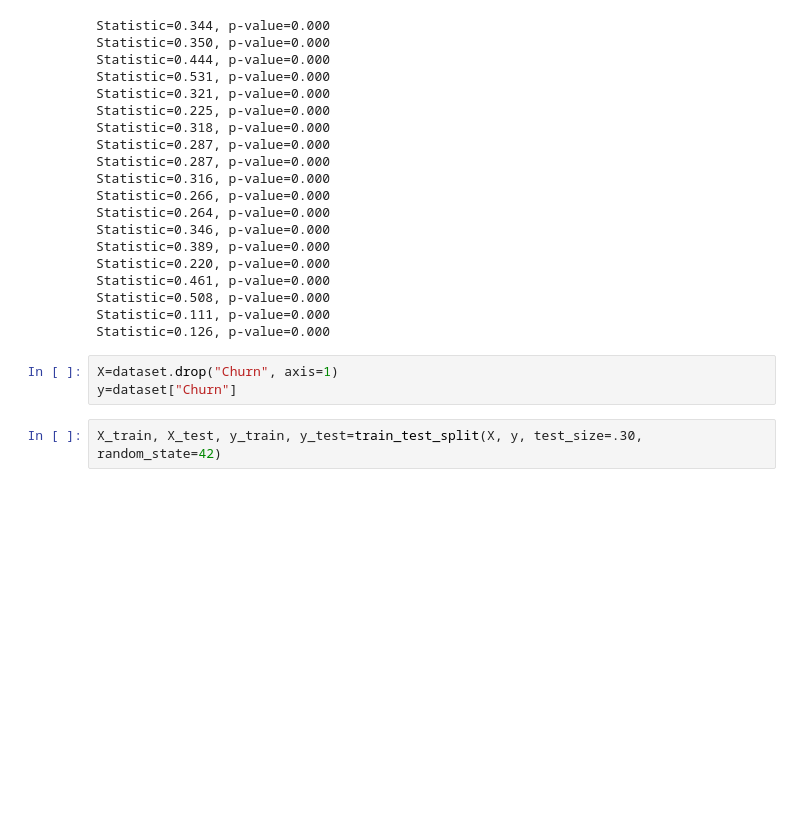
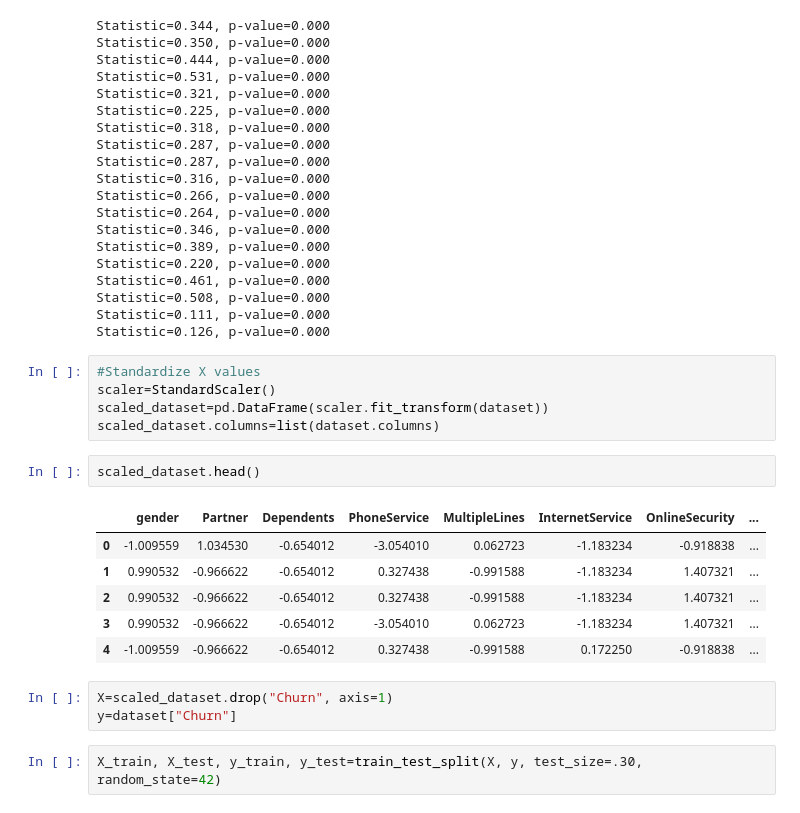
Before and after one commit to llinzy/Machine-Learning-Projects, a Jupyter notebook: Telco_Customer_Churn.ipynb, the cells around one changed output. Cells and saved outputs as stored; diff of their text form; blank space fills up the shorter version.

```diff
--- a/Telco_Customer_Churn.ipynb
+++ b/Telco_Customer_Churn.ipynb
@@ -142,8 +142,22 @@ Statistic=0.461, p-value=0.000
 Statistic=0.508, p-value=0.000
 Statistic=0.111, p-value=0.000
 Statistic=0.126, p-value=0.000
+# %%
+#Standardize X values
+scaler=StandardScaler()
+scaled_dataset=pd.DataFrame(scaler.fit_transform(dataset))
+scaled_dataset.columns=list(dataset.columns)
+# %%
+scaled_dataset.head()
+# %% [output]
+|  | gender | Partner | Dependents | PhoneService | MultipleLines | InternetService | OnlineSecurity | ... |
+| 0 | -1.009559 | 1.034530 | -0.654012 | -3.054010 | 0.062723 | -1.183234 | -0.918838 | ... |
+| 1 | 0.990532 | -0.966622 | -0.654012 | 0.327438 | -0.991588 | -1.183234 | 1.407321 | ... |
+| 2 | 0.990532 | -0.966622 | -0.654012 | 0.327438 | -0.991588 | -1.183234 | 1.407321 | ... |
+| 3 | 0.990532 | -0.966622 | -0.654012 | -3.054010 | 0.062723 | -1.183234 | 1.407321 | ... |
+| 4 | -1.009559 | -0.966622 | -0.654012 | 0.327438 | -0.991588 | 0.172250 | -0.918838 | ... |
 # %%
-X=dataset.drop("Churn", axis=1)
+X=scaled_dataset.drop("Churn", axis=1)
 y=dataset["Churn"]
 # %%
 X_train, X_test, y_train, y_test=train_test_split(X, y, test_size=.30, random_state=42)
```
Also changed, not shown: parts of 4 cells of this notebook.
